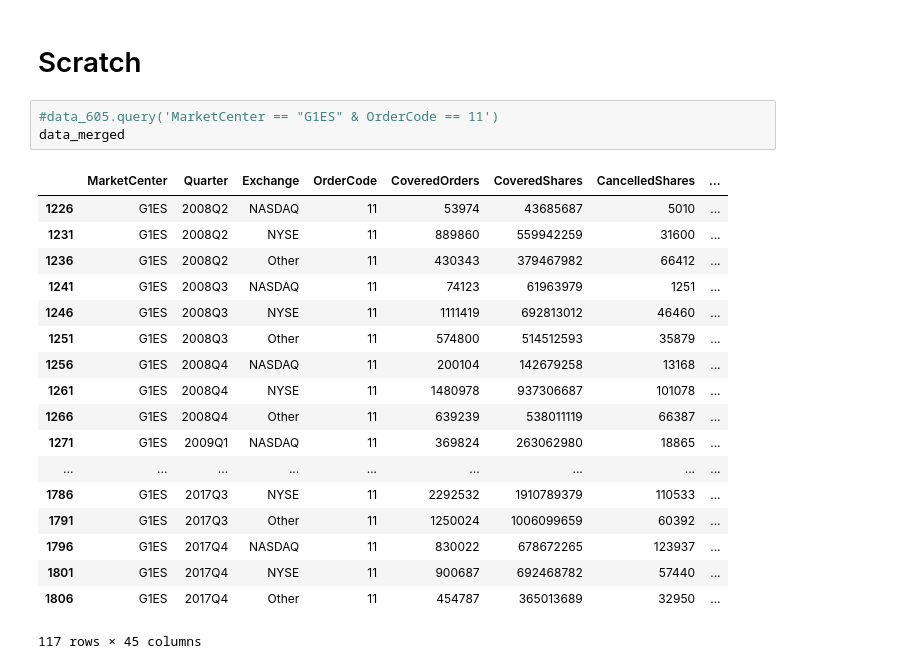
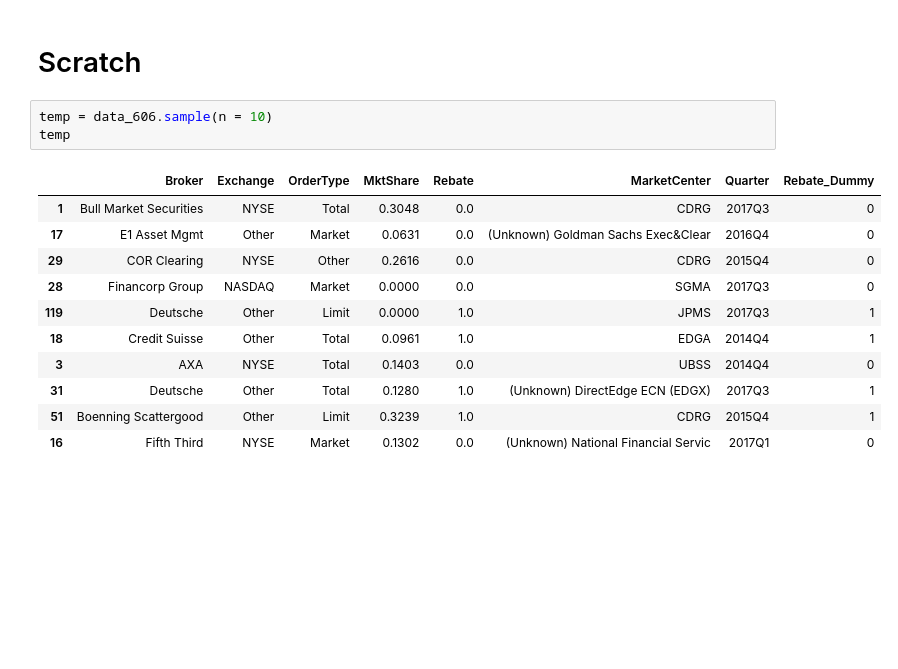
Before and after one commit to SA3291/OrderRoutingAndPFOF, a Jupyter notebook: notebooks/Main.ipynb, the cells around one changed output. Drawn from its saved outputs; the diff is of its cells as text; blank space fills up the shorter version.

```diff
--- a/notebooks/Main.ipynb
+++ b/notebooks/Main.ipynb
@@ -367,24 +415,17 @@ Index(['MarketCenter', 'Quarter', 'Exchange', 'OrderCode', 'CoveredOrders',
 # %% [markdown]
 # Scratch
-# %%
-#data_605.query('MarketCenter == "G1ES" & OrderCode == 11')
-data_merged
-# %% [output]
-|  | MarketCenter | Quarter | Exchange | OrderCode | CoveredOrders | CoveredShares | CancelledShares | ... |
-| 1226 | G1ES | 2008Q2 | NASDAQ | 11 | 53974 | 43685687 | 5010 | ... |
-| 1231 | G1ES | 2008Q2 | NYSE | 11 | 889860 | 559942259 | 31600 | ... |
-| 1236 | G1ES | 2008Q2 | Other | 11 | 430343 | 379467982 | 66412 | ... |
-| 1241 | G1ES | 2008Q3 | NASDAQ | 11 | 74123 | 61963979 | 1251 | ... |
-| 1246 | G1ES | 2008Q3 | NYSE | 11 | 1111419 | 692813012 | 46460 | ... |
-| 1251 | G1ES | 2008Q3 | Other | 11 | 574800 | 514512593 | 35879 | ... |
-| 1256 | G1ES | 2008Q4 | NASDAQ | 11 | 200104 | 142679258 | 13168 | ... |
-| 1261 | G1ES | 2008Q4 | NYSE | 11 | 1480978 | 937306687 | 101078 | ... |
-| 1266 | G1ES | 2008Q4 | Other | 11 | 639239 | 538011119 | 66387 | ... |
-| 1271 | G1ES | 2009Q1 | NASDAQ | 11 | 369824 | 263062980 | 18865 | ... |
-| ... | ... | ... | ... | ... | ... | ... | ... | ... |
-| 1786 | G1ES | 2017Q3 | NYSE | 11 | 2292532 | 1910789379 | 110533 | ... |
-| 1791 | G1ES | 2017Q3 | Other | 11 | 1250024 | 1006099659 | 60392 | ... |
-| 1796 | G1ES | 2017Q4 | NASDAQ | 11 | 830022 | 678672265 | 123937 | ... |
-| 1801 | G1ES | 2017Q4 | NYSE | 11 | 900687 | 692468782 | 57440 | ... |
-| 1806 | G1ES | 2017Q4 | Other | 11 | 454787 | 365013689 | 32950 | ... |
-117 rows × 45 columns
+# %%
+temp = data_606.sample(n = 10)
+temp
+# %% [output]
+|  | Broker | Exchange | OrderType | MktShare | Rebate | MarketCenter | Quarter | Rebate_Dummy |
+| 1 | Bull Market Securities | NYSE | Total | 0.3048 | 0.0 | CDRG | 2017Q3 | 0 |
+| 17 | E1 Asset Mgmt | Other | Market | 0.0631 | 0.0 | (Unknown) Goldman Sachs Exec&Clear | 2016Q4 | 0 |
+| 29 | COR Clearing | NYSE | Other | 0.2616 | 0.0 | CDRG | 2015Q4 | 0 |
+| 28 | Financorp Group | NASDAQ | Market | 0.0000 | 0.0 | SGMA | 2017Q3 | 0 |
+| 119 | Deutsche | Other | Limit | 0.0000 | 1.0 | JPMS | 2017Q3 | 1 |
+| 18 | Credit Suisse | Other | Total | 0.0961 | 1.0 | EDGA | 2014Q4 | 1 |
+| 3 | AXA | NYSE | Total | 0.1403 | 0.0 | UBSS | 2014Q4 | 0 |
+| 31 | Deutsche | Other | Total | 0.1280 | 1.0 | (Unknown) DirectEdge ECN (EDGX) | 2017Q3 | 1 |
+| 51 | Boenning Scattergood | Other | Limit | 0.3239 | 1.0 | CDRG | 2015Q4 | 1 |
+| 16 | Fifth Third | NYSE | Market | 0.1302 | 0.0 | (Unknown) National Financial Servic | 2017Q1 | 0 |
```
Also changed, not shown: parts of 12 cells of this notebook, 4 other files.
